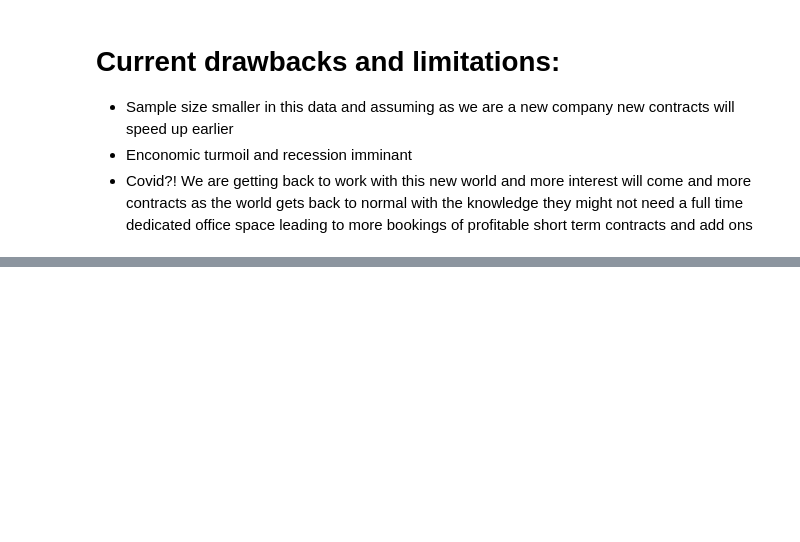
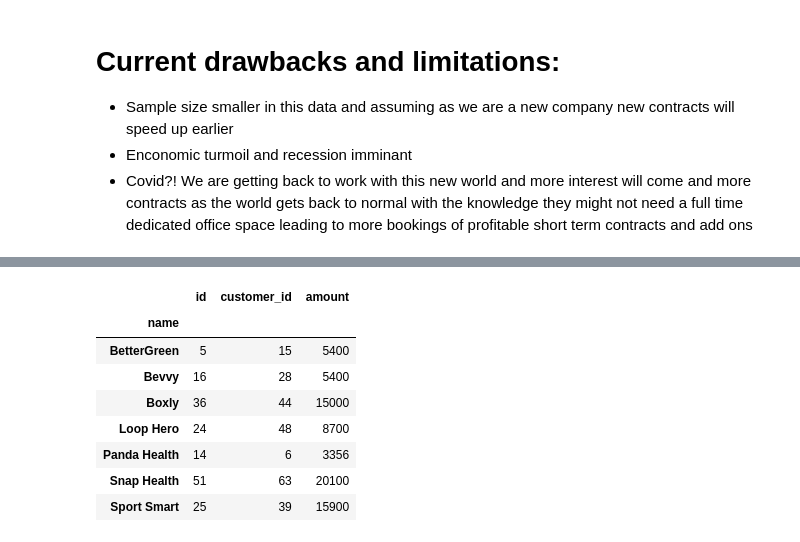
Before and after one commit to njw27/codi_pres, a Jupyter notebook: codi_nb.ipynb, the cells around one changed output, grey strips where cells are left out. Cells and saved outputs as stored; diff of their text form; code cells hidden in the pictures; blank space fills up the shorter version.

```diff
--- a/codi_nb.ipynb
+++ b/codi_nb.ipynb
@@ -373,0 +416,12 @@ We use several financial metrics at Codi to evaluate the performance of our busi
+# %%
+short_w_names.groupby("name").sum()
+# %% [output]
+|  | id | customer_id | amount |
+| name |  |  |  |
+| BetterGreen | 5 | 15 | 5400 |
+| Bevvy | 16 | 28 | 5400 |
+| Boxly | 36 | 44 | 15000 |
+| Loop Hero | 24 | 48 | 8700 |
+| Panda Health | 14 | 6 | 3356 |
+| Snap Health | 51 | 63 | 20100 |
+| Sport Smart | 25 | 39 | 15900 |
```
Also changed, not shown: parts of 4 cells of this notebook.
